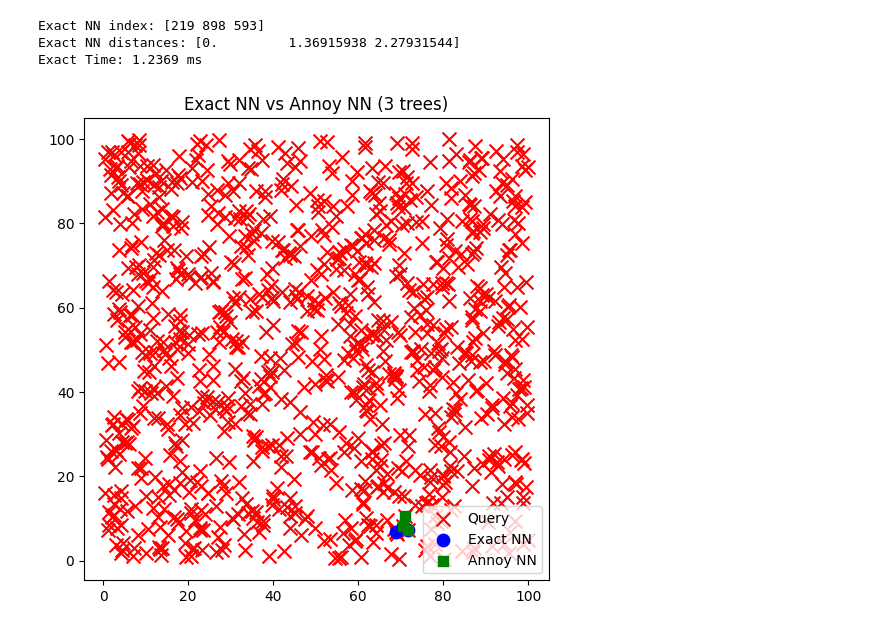
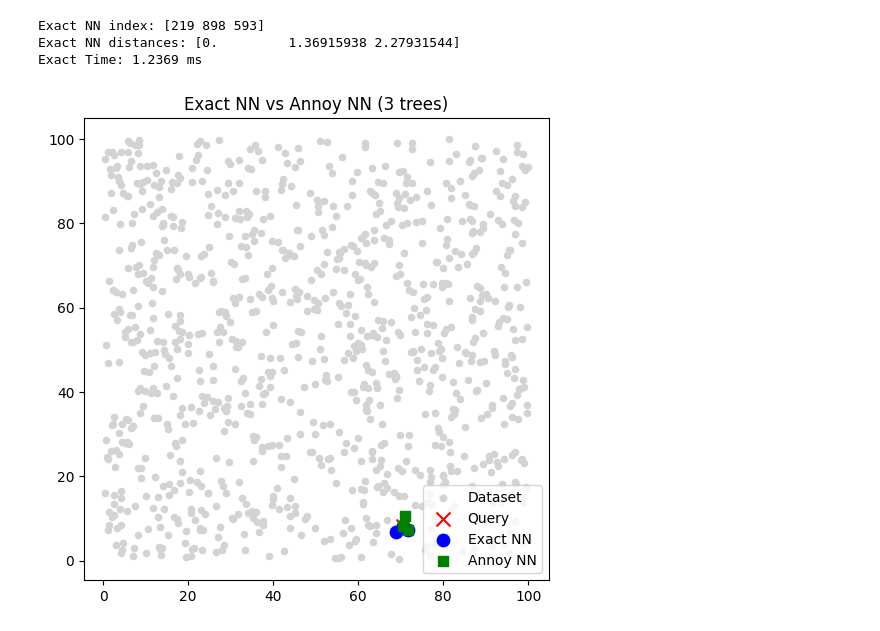
Before and after one commit to Angelinat3/Machine-Learning2026, a Jupyter notebook: JS09/JS09_01.ipynb, the cells around one changed output. Saved outputs shown, nothing was run; the diff lists cells and outputs as text; code cells hidden in the pictures.

```diff
--- a/JS09/JS09_01.ipynb
+++ b/JS09/JS09_01.ipynb
@@ -43,14 +43,15 @@ idx_ann = t.get_nns_by_vector(query, 3)
 time_ann = time.time() - start
 # %%
 plt.figure(figsize=(6,6))
-plt.scatter(X[:,0], X[:,1], c="red", marker="x", s=100, label="Query")
+plt.scatter(X[:,0], X[:,1], c="lightgray", s=20, label="Dataset")
+plt.scatter(query[0], query[1], c="red", marker="x", s=100, label="Query")
 
 plt.scatter(X[idx_exact,0],X[idx_exact,1], c="blue", s=80, label="Exact NN")
 
 plt.scatter(X[idx_ann,0], X[idx_ann,1], c="green", s=50, marker="s", label="Annoy NN")
 
 plt.legend()
 plt.title("Exact NN vs Annoy NN (3 trees)")
 plt.show()
 # %% [output]
-[figure, old version]
+[figure, new version]
```
